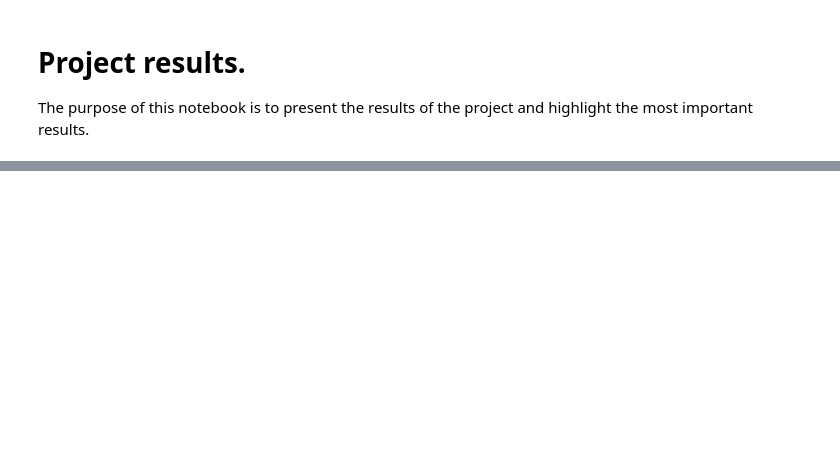
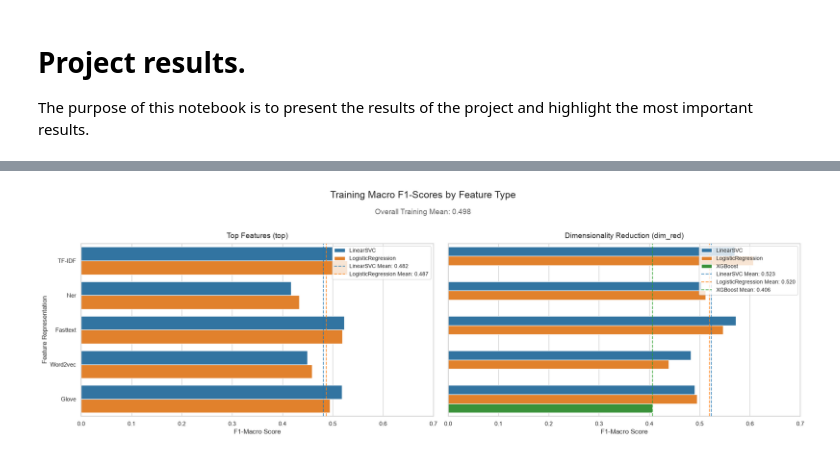
Before and after one commit to Simon-Kimanzi/Eneza-Data-Science-Residential-training-2026, a Jupyter notebook: project_5/results/results.ipynb, the cells around one changed output, grey strips where cells are left out. Drawn from its saved outputs; the diff is of its cells as text; code cells hidden in the pictures; blank space fills up the shorter version.

Commit message:
created pathway f1 score plots.

```diff
--- a/project_5/results/results.ipynb
+++ b/project_5/results/results.ipynb
@@ -7,2 +9,2 @@ import pandas as pd
 # %%
-collected_metrices = pd.read_csv("collected_metrics.csv")
+df = pd.read_csv("collected_metrics.csv")
@@ -17,0 +11,72 @@ collected_metrices.head()
+# %%
+# Extract processing type ('top' vs 'dim_red') into a new column for faceting
+df['processing_type'] = df['model_name'].apply(
+    lambda x: 'Top Features' if 'top' in x else 'Dimensionality Reduction'
+)
+
+# 3. Standardize capitalization in feature_type for cleaner axis labels
+df['feature_type'] = df['feature_type'].str.capitalize()
+df['feature_type'] = df['feature_type'].replace('Tfidf', 'TF-IDF')
+
+# 4. Define a consistent color palette for the classifiers
+clf_palette = {
+    'LinearSVC': '#1f77b4',
+    'LogisticRegression': '#ff7f0e',
+    'XGBoost': '#2ca02c'
+}
+
+sns.set_theme(style="whitegrid")
+# %%
+# ==========================================
+# PLOT 1: TRAINING F1-MACRO SCORES
+# ==========================================
+train_df = df[df['mode'] == 'training'].copy()
+overall_train_mean = train_df['f1_macro'].mean()
+
+fig1, axes1 = plt.subplots(1, 2, figsize=(20, 6), sharey=True)
+
+# Main Title and Overall Mean Caption
+fig1.suptitle('Training Macro F1-Scores by Feature Type', fontsize=18, y=1.08)
+fig1.text(0.5, 0.98, f"Overall Training Mean: {overall_train_mean:.3f}", ha='center', fontsize=14, color='dimgray')
+
+for idx, proc_type in enumerate(['Top Features (top)', 'Dimensionality Reduction (dim_red)']):
+    subset = train_df[train_df['processing_type'] == proc_type]
+
+    # Plot the horizontal bar chart
+    sns.barplot(
+        data=subset,
+        y='feature_type',
+        x='f1_macro',
+        hue='classifier',
+        palette=clf_palette,
+        ax=axes1[idx]
+    )
+
+    # Calculate and plot the mean vertical line per classifier
+    for clf in subset['classifier'].unique():
+        clf_mean = subset[subset['classifier'] == clf]['f1_macro'].mean()
+        axes1[idx].axvline(
+            x=clf_mean,
+            color=clf_palette[clf],
+            linestyle='--',
+            alpha=0.8,
+            zorder=3,
+            label=f'{clf} Mean: {clf_mean:.3f}' # Adds the line value to the legend
+        )
+
+    # Formatting
+    axes1[idx].set_title(proc_type, fontsize=14, pad=10)
+    axes1[idx].set_xlabel('F1-Macro Score', fontsize=12)
+    axes1[idx].set_xlim(0, 0.7)
+
+    # Update legend to include both the bars and our new mean lines
+    handles, labels = axes1[idx].get_legend_handles_labels()
+    axes1[idx].legend(handles, labels, loc='upper right', fontsize=10)
+
+axes1[0].set_ylabel('Feature Representation', fontsize=12)
+axes1[1].set_ylabel('')
+
+plt.tight_layout()
+plt.show()
+# %% [output]
+[figure, added]
```
Also changed, not shown: parts of 3 cells of this notebook.
